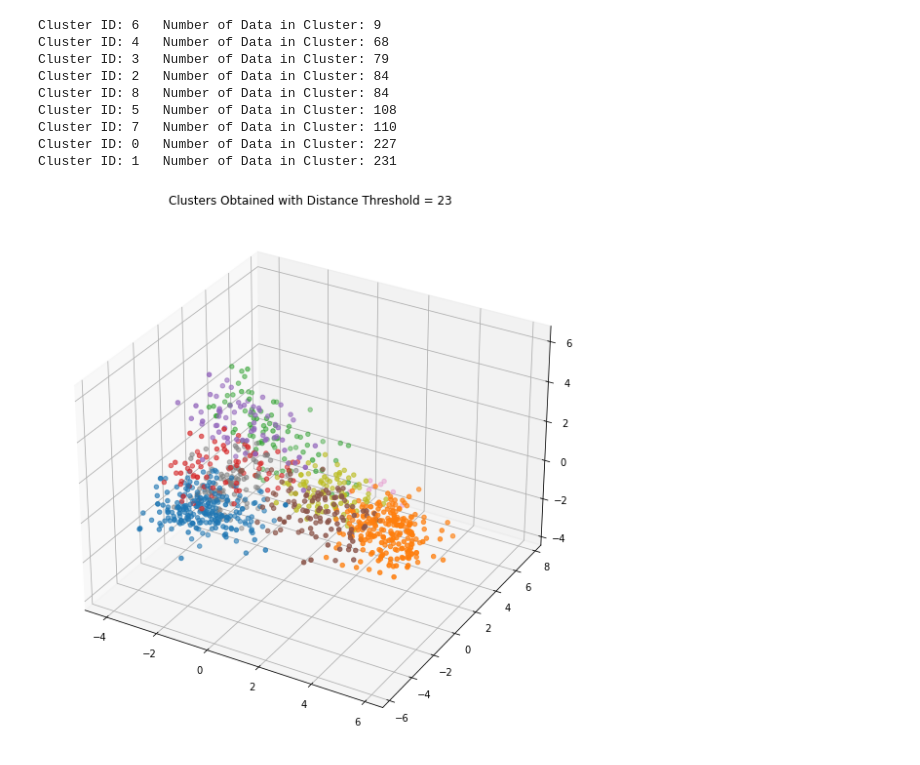
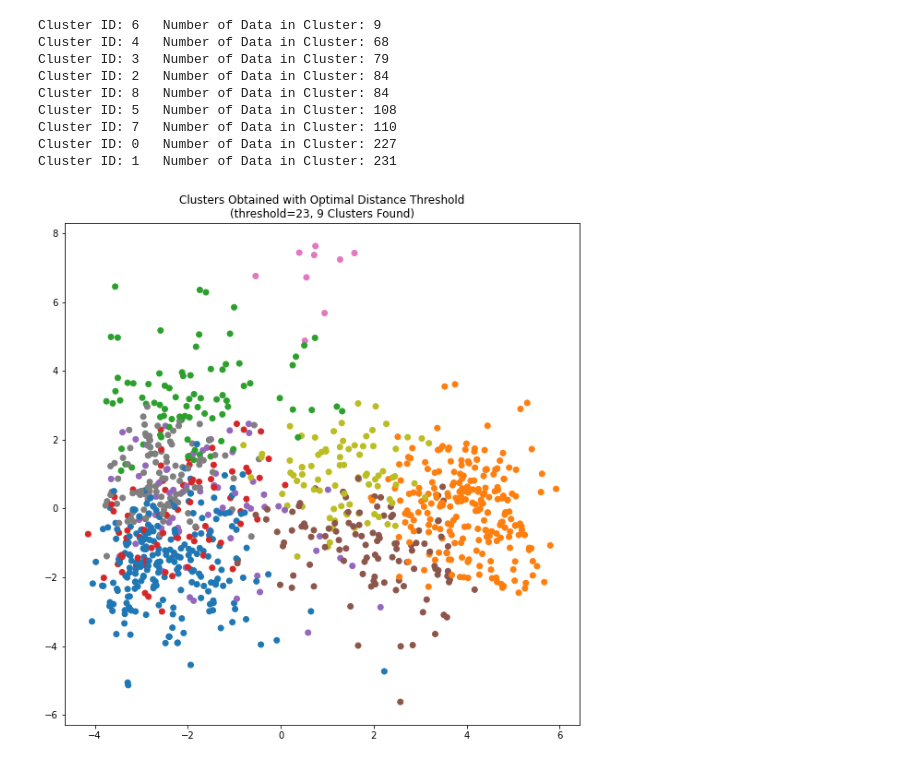
Before and after one commit to simonou99/music_genre_classification, a Jupyter notebook: agg.ipynb, the cells around one changed output. Saved outputs shown, nothing was run; the diff lists cells and outputs as text; code cells hidden in the pictures.

```diff
--- a/agg.ipynb
+++ b/agg.ipynb
@@ -185,7 +185,7 @@ Convert both features data into 3-dimesional for cluster plotting:
 # %%
 X_og = _30sec.iloc[:,19:59:2]
 X_t = StandardScaler().fit_transform(X_og)
-X_3d = PCA(3).fit_transform(X_t)
+X_2d = PCA(2).fit_transform(X_t)
 # %% [markdown]
 ### Original Test Data:
 # %%
@@ -250,5 +257,5 @@ plt.legend()
 # %% [markdown]
 Hence, we know the distance threshold is around 23.
 # %%
-_30_base_model = sklearn.cluster.AgglomerativeClustering(n_clusters=None, linkage='ward', distance_threshold = 23, compute_distances=True).fit(X)
+_30_model_opt = sklearn.cluster.AgglomerativeClustering(n_clusters=None, linkage='ward', distance_threshold = 23, compute_distances=True).fit(X)
 # %%
@@ -269,13 +276,15 @@ Cluster ID: 7   Number of Data in Cluster: 110
 Cluster ID: 0   Number of Data in Cluster: 227
 Cluster ID: 1   Number of Data in Cluster: 231
 # %%
-yhat = _30_base_model.labels_
+yhat_opt = _30_model_opt.labels_
 # %%
-fig = plt.figure(figsize=(10, 10))
-ax = fig.add_subplot(projection='3d')
+#fig = plt.figure(figsize=(10, 10))
+#ax = fig.add_subplot(projection='3d')
 color = ListedColormap(plt.rcParams['axes.prop_cycle'].by_key()['color'][:9])
-ax.scatter(X_3d.T[0], X_3d.T[1], X_3d.T[2], c=yhat, cmap=color, marker='o')
-plt.title('Clusters Obtained with Distance Threshold = 23')
+plt.figure(figsize=(10, 10))
+#ax.scatter(X_3d.T[0], X_3d.T[1], X_3d.T[2], c=yhat_opt, cmap=color, marker='o')
+plt.scatter(X_2d.T[0], X_2d.T[1], c=yhat_opt, cmap=color, marker='o')
+plt.title('Clusters Obtained with Optimal Distance Threshold\n(threshold=23, 9 Clusters Found)')
 plt.show()
 # %% [output]
-[figure, old version]
+[figure, new version]
```
Also changed, not shown: parts of 4 cells of this notebook.
